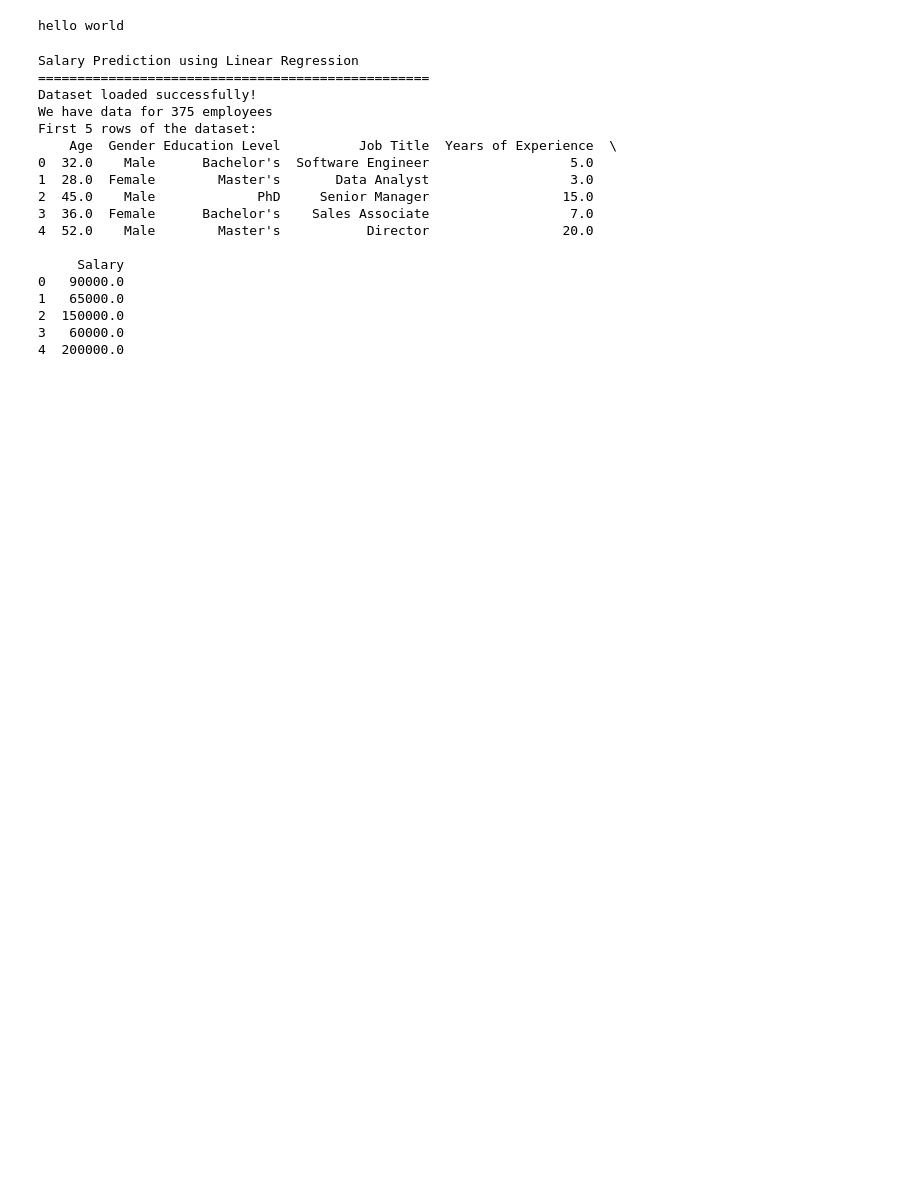
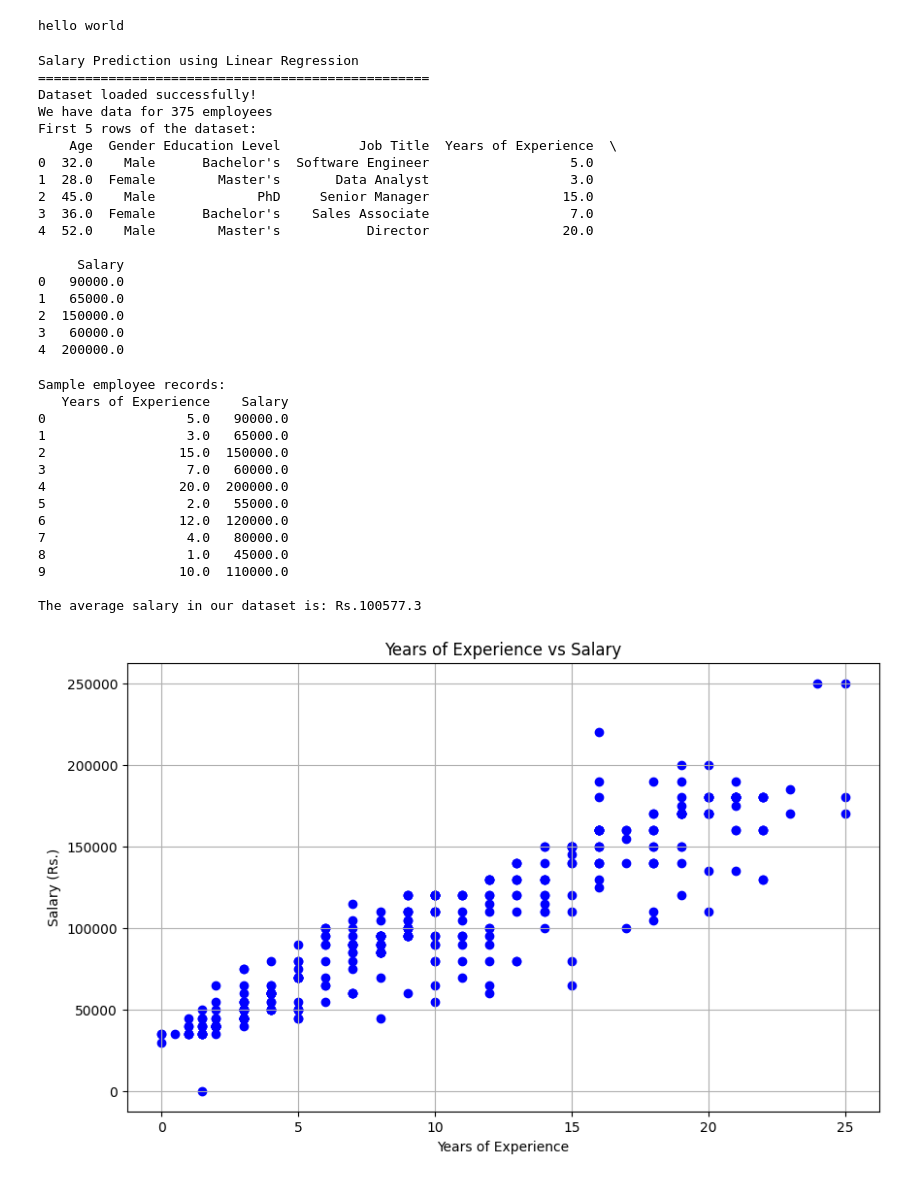
Before and after one commit to Bibash02/Salary-Prediction-App, a Jupyter notebook: predection.ipynb, the cells around one changed output. Drawn from its saved outputs; the diff is of its cells as text; code cells hidden in the pictures; blank space fills up the shorter version.

```diff
--- a/predection.ipynb
+++ b/predection.ipynb
@@ -38,3 +38,35 @@ First 5 rows of the dataset:
 2  150000.0
 3   60000.0
 4  200000.0
+# %%
+# Look at a few employee records
+print("\nSample employee records:")
+print(data[['Years of Experience', 'Salary']].head(10))
+
+# Calculate the average salary
+average_salary = data['Salary'].mean().round(1)
+print(f"\nThe average salary in our dataset is: Rs.{average_salary}")
+
+# Make a simple plot
+plt.figure(figsize=(10, 6))
+plt.scatter(data['Years of Experience'], data['Salary'], color='blue')
+plt.title('Years of Experience vs Salary')
+plt.xlabel('Years of Experience')
+plt.ylabel('Salary (Rs.)')
+plt.grid()
+# %% [output]
+Sample employee records:
+   Years of Experience    Salary
+0                  5.0   90000.0
+1                  3.0   65000.0
+2                 15.0  150000.0
+3                  7.0   60000.0
+4                 20.0  200000.0
+5                  2.0   55000.0
+6                 12.0  120000.0
+7                  4.0   80000.0
+8                  1.0   45000.0
+9                 10.0  110000.0
+
+The average salary in our dataset is: Rs.100577.3
+[figure, added]
```
Also changed, not shown: parts of 5 cells of this notebook.
